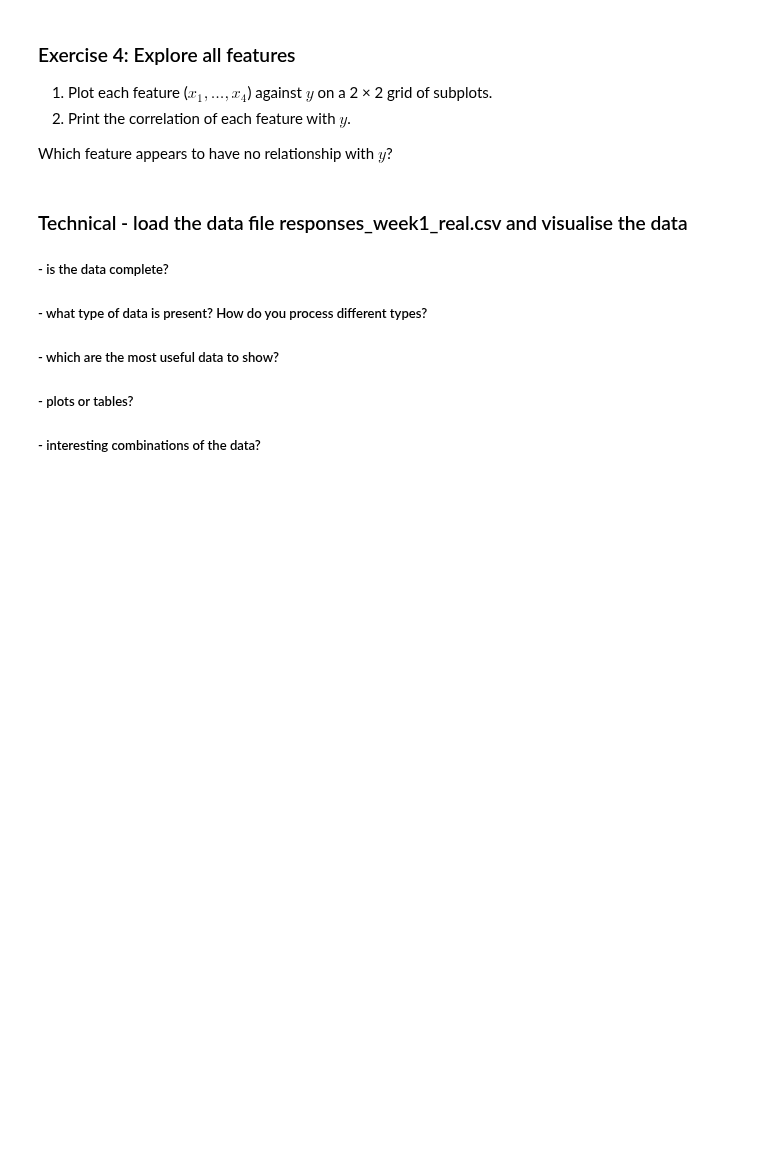
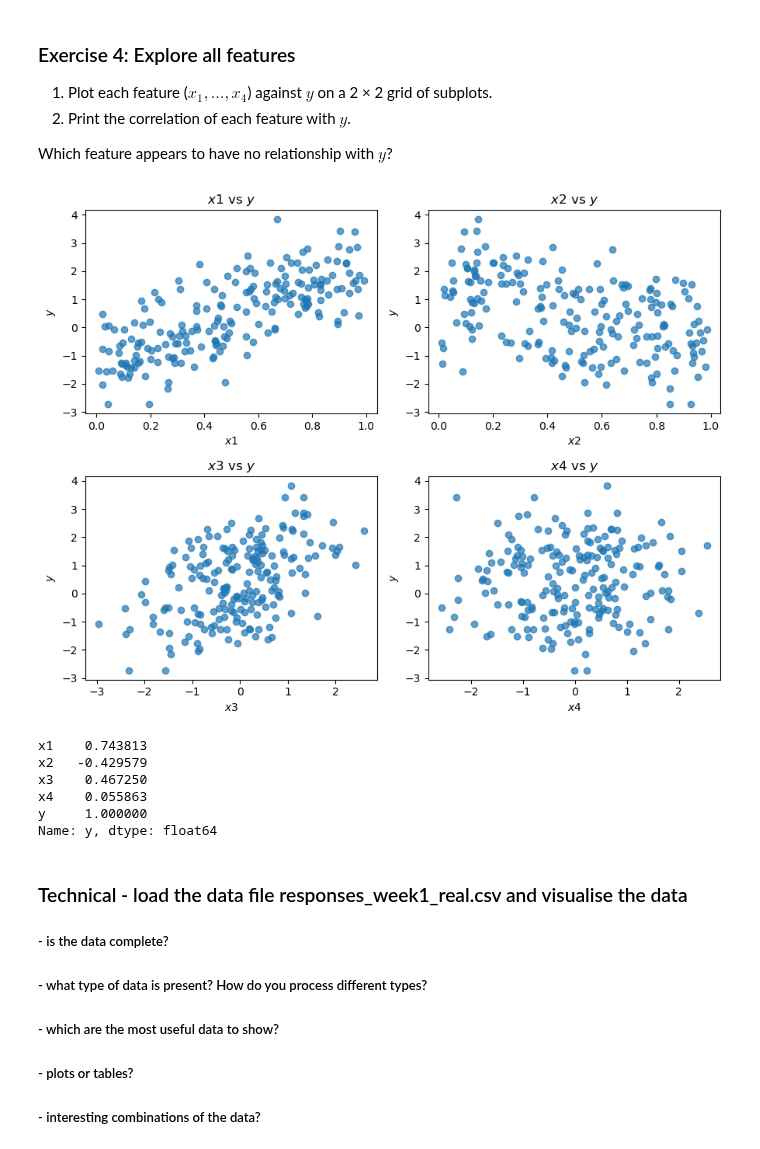
Before and after one commit to izaanabdali/machine_learning_SPC_5003, a Jupyter notebook: Week1/Tutorial_1_Clean.ipynb, the cells around one changed output. Drawn from its saved outputs; the diff is of its cells as text; code cells hidden in the pictures; blank space fills up the shorter version.

```diff
--- a/Week1/Tutorial_1_Clean.ipynb
+++ b/Week1/Tutorial_1_Clean.ipynb
@@ -237,17 +278,28 @@ Which feature appears to have no relationship with $y$?
 # %%
 features = ["x1", "x2", "x3", "x4"]
 
 fig, axes = plt.subplots(2, 2, figsize=(9, 7))
 
 for ax, feature in zip(axes.flat, features):
-    # TODO: scatter plot of df[feature] against df["y"]
-    # TODO: add axis labels and a title
-    pass
+    ax.scatter(df[feature], df["y"], alpha=0.7)
+    ax.set_xlabel(f"${feature}$")
+    ax.set_ylabel("$y$")
+    ax.set_title(f"${feature}$ vs $y$")
 
 plt.tight_layout()
 plt.show()
+# %% [output]
+[figure, added]
 # %%
 # TODO: print the correlation of each feature with y (hint: df.corr())
+print(df.corr()["y"])
+# %% [output]
+x1    0.743813
+x2   -0.429579
+x3    0.467250
+x4    0.055863
+y     1.000000
+Name: y, dtype: float64
 # %% [markdown]
 ### Technical - load the data file responses_week1_real.csv and visualise the data
 ##### - is the data complete?
```
Also changed, not shown: parts of 22 cells of this notebook, 1 other file.
